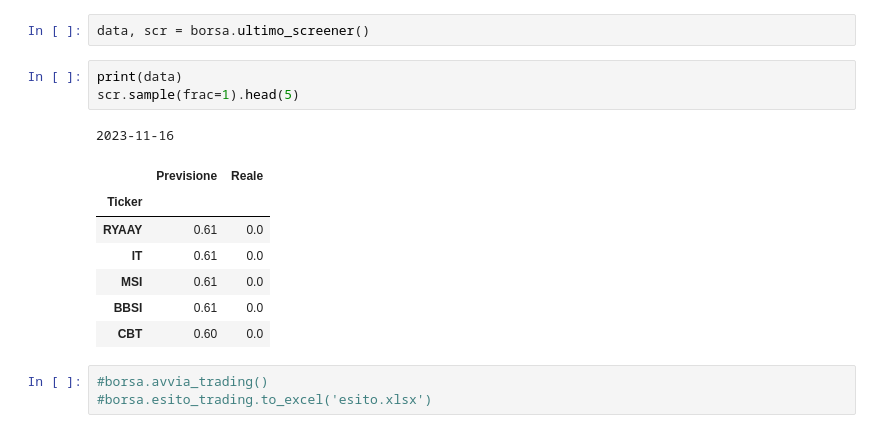
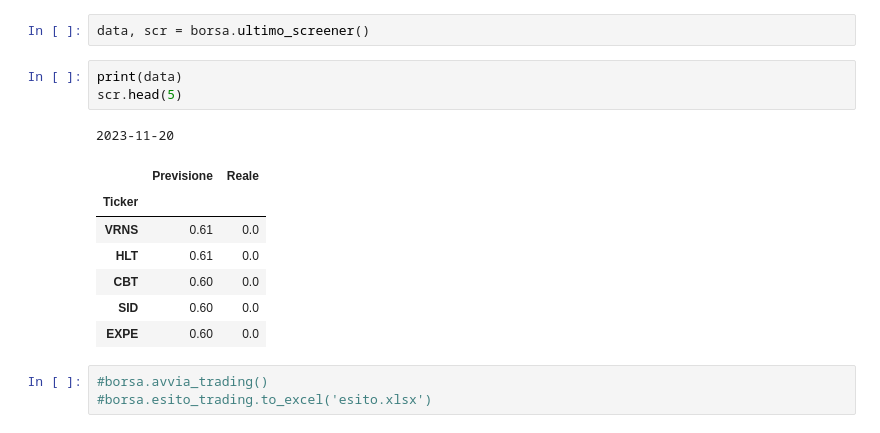
Before and after one commit to enricomarchi/Borsa, a Jupyter notebook: Test_trading_multiplo.ipynb, the cells around one changed output. Drawn from its saved outputs; the diff is of its cells as text.

```diff
--- a/Test_trading_multiplo.ipynb
+++ b/Test_trading_multiplo.ipynb
@@ -881,16 +857,16 @@ if __name__ == "__main__":
 data, scr = borsa.ultimo_screener()
 # %%
 print(data)
-scr.sample(frac=1).head(5)
+scr.head(5)
 # %% [output]
-2023-11-16
+2023-11-20
 |  | Previsione | Reale |
 | Ticker |  |  |
-| RYAAY | 0.61 | 0.0 |
-| IT | 0.61 | 0.0 |
-| MSI | 0.61 | 0.0 |
-| BBSI | 0.61 | 0.0 |
+| VRNS | 0.61 | 0.0 |
+| HLT | 0.61 | 0.0 |
 | CBT | 0.60 | 0.0 |
+| SID | 0.60 | 0.0 |
+| EXPE | 0.60 | 0.0 |
 # %%
 #borsa.avvia_trading()
 #borsa.esito_trading.to_excel('esito.xlsx')
```
Also changed, not shown: parts of 3 cells of this notebook, 1 other file.
